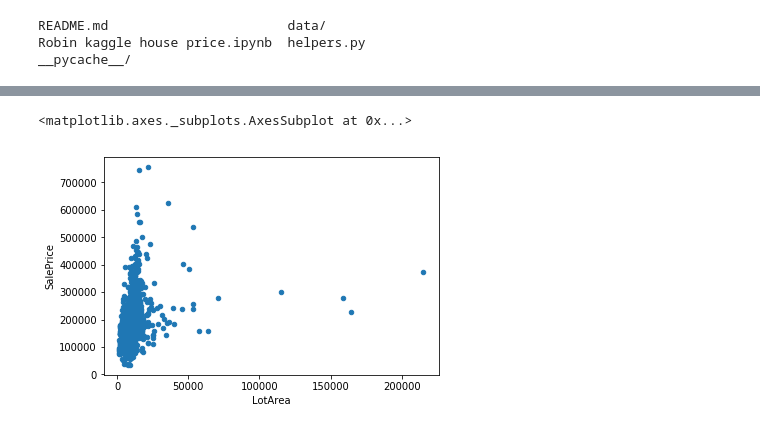
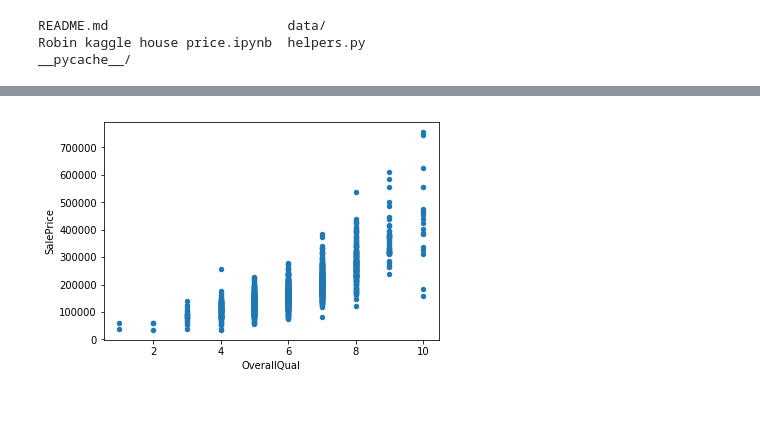
Before and after one commit to afcarl/kaggle-house-prices, a Jupyter notebook: Robin kaggle house price.ipynb, the cells around one changed output, grey strips where cells are left out. Saved outputs shown, nothing was run; the diff lists cells and outputs as text; code cells hidden in the pictures.

```diff
--- a/Robin kaggle house price.ipynb
+++ b/Robin kaggle house price.ipynb
@@ -12,4 +16,4 @@ README.md                       data/
 Robin kaggle house price.ipynb  helpers.py
 __pycache__/
 # %%
-test_df = pd.DataFrame.from_csv("data/train.csv")
+housing = pd.DataFrame.from_csv("data/train.csv")
@@ -67,5 +63,4 @@ plt.show()
 # %%
-test_df.plot.scatter('LotArea', 'SalePrice')
+housing.plot.scatter('OverallQual', 'SalePrice');
 # %% [output]
-<matplotlib.axes._subplots.AxesSubplot at 0x...>
-[figure, old version]
+[figure, new version]
```
Also changed, not shown: parts of 14 cells of this notebook, 1 other file.
